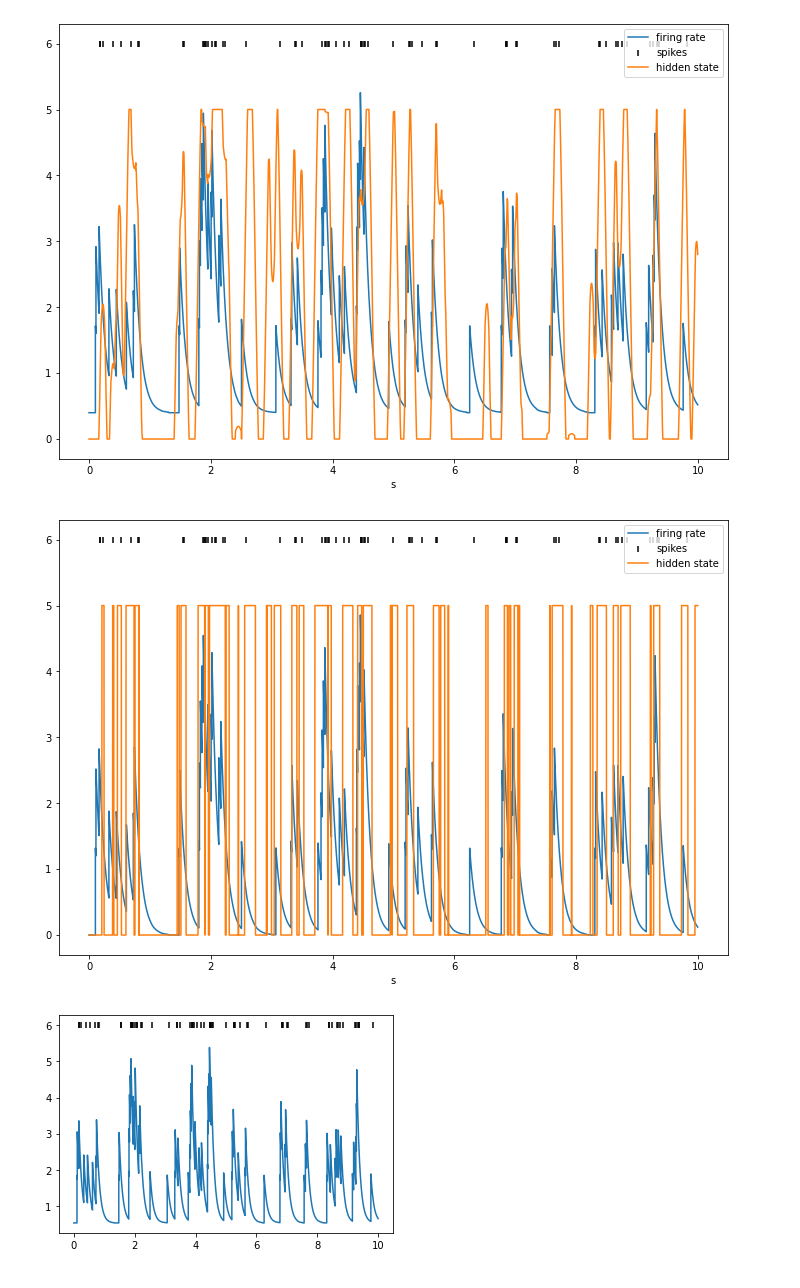
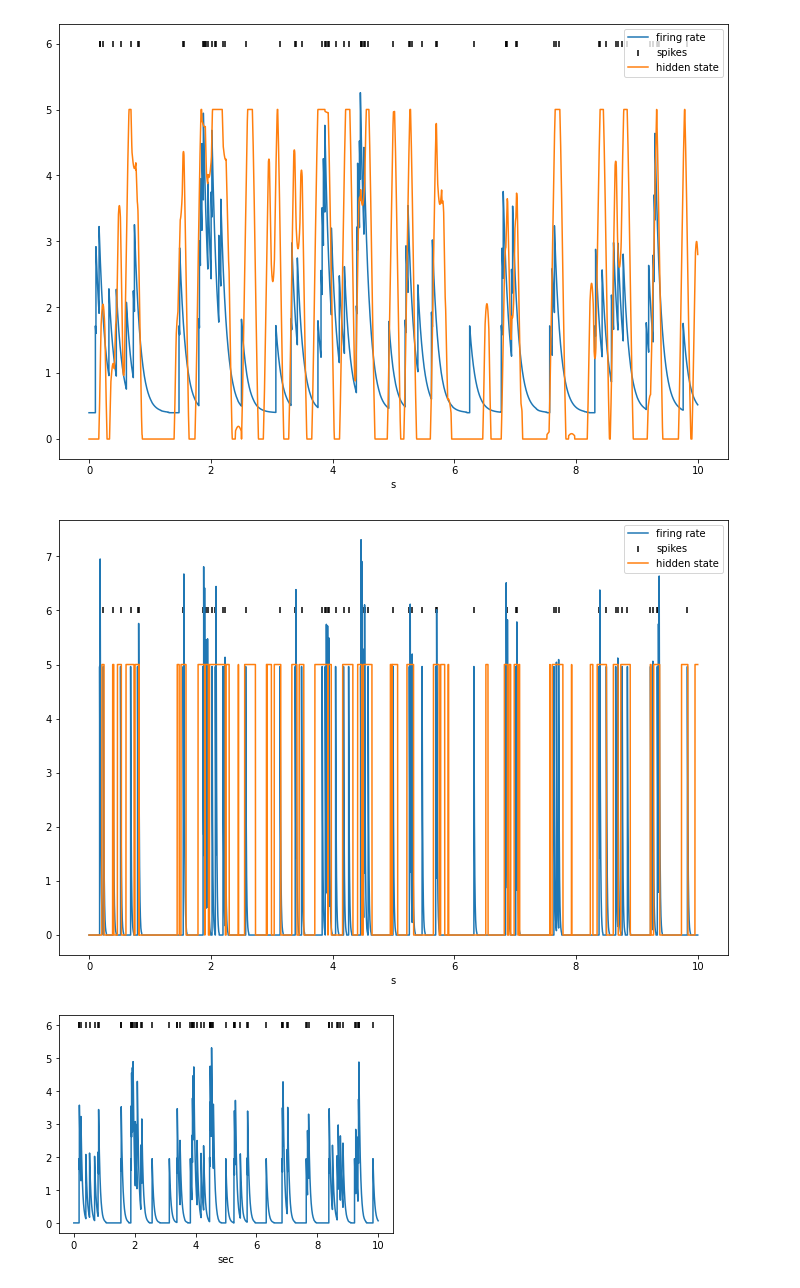
Before and after one commit to Nishant-codex/single_neuron_models, a Jupyter notebook: Multiple time scales of adaptation.ipynb, the cells around one changed output. Drawn from its saved outputs; the diff is of its cells as text; code cells hidden in the pictures.

```diff
--- a/Multiple time scales of adaptation.ipynb
+++ b/Multiple time scales of adaptation.ipynb
@@ -266,20 +264,23 @@ plt.show()
 time = 10
 x = np.linspace(0,time,time*20000)
 plt.figure(figsize=[12,8])
-plt.plot(x,standardize(fr_convs[0])[:time*20000]-min(standardize(fr_convs[0])[:time*20000]))
+plt.plot(x,standardize(fr_convs_exps[0])[:time*20000]-min(standardize(fr_convs_exps[0])[:time*20000]))
 plt.scatter(x,binary_spikes_nan[:time*20000]*6,c='black',marker="|")
 plt.plot(x,h[:time*20000]*5)
 plt.legend(['firing rate','spikes','hidden state'],)
 plt.xlabel('s')
 plt.show()
 # %% [output]
-[figure, old version]
+[figure, new version]
 # %%
-plt.plot(x,standardize(fr_convs[0])[:time*20000]-min(standardize(fr_convs[0])[:time*20000]))
-plt.scatter(x,binary_spikes_nan[:time*20000]*6,c='black',marker="|")
+time = 10
+x = np.linspace(0,360,360*20000)
+plt.plot(x[:time*20000],standardize(fr_convs_exps[1])[:time*20000]-min(standardize(fr_convs_exps[1])[:time*20000]))
+plt.scatter(x[:time*20000], binary_spikes_nan[:time*20000]*6,c='black',marker="|")
+plt.xlabel('sec')
 plt.show()
 # %% [output]
-[figure, old version]
+[figure, new version]
 # %%
 import numpy as np
 import matplotlib.pyplot as plt
```
Also changed, not shown: parts of 71 cells of this notebook.
